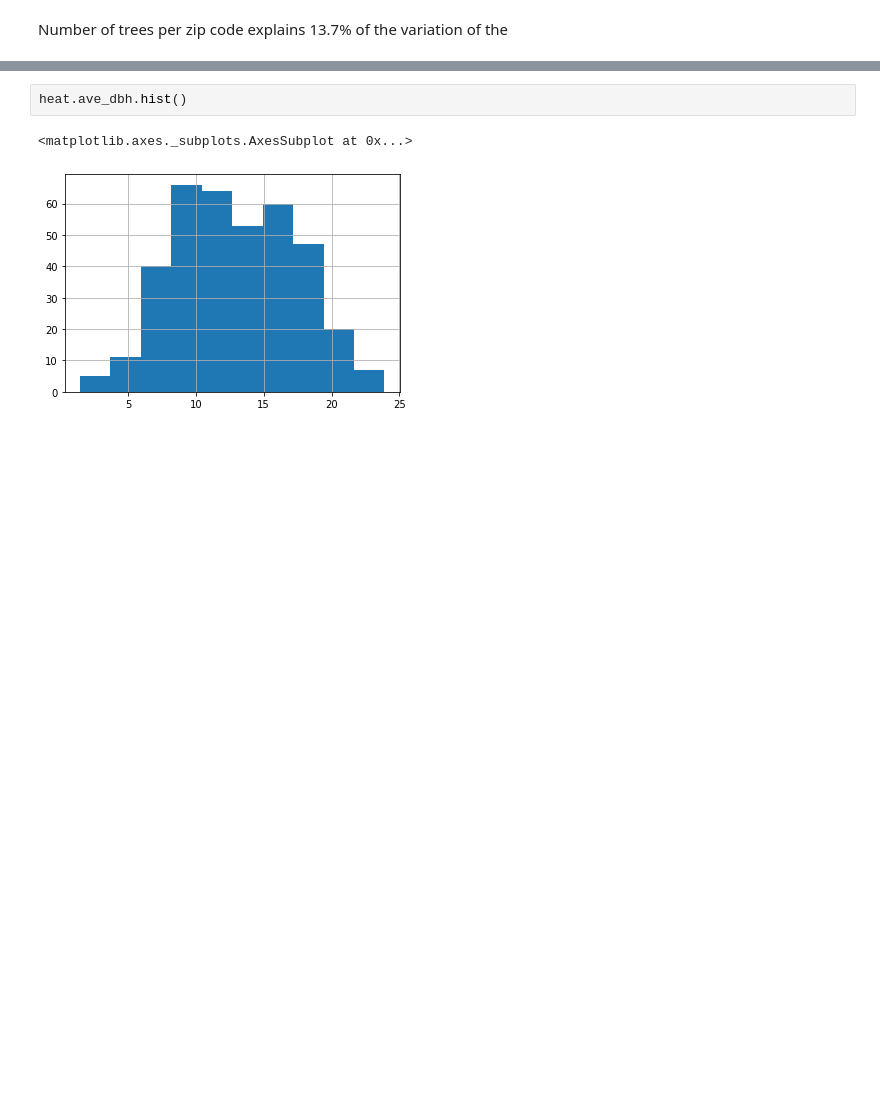
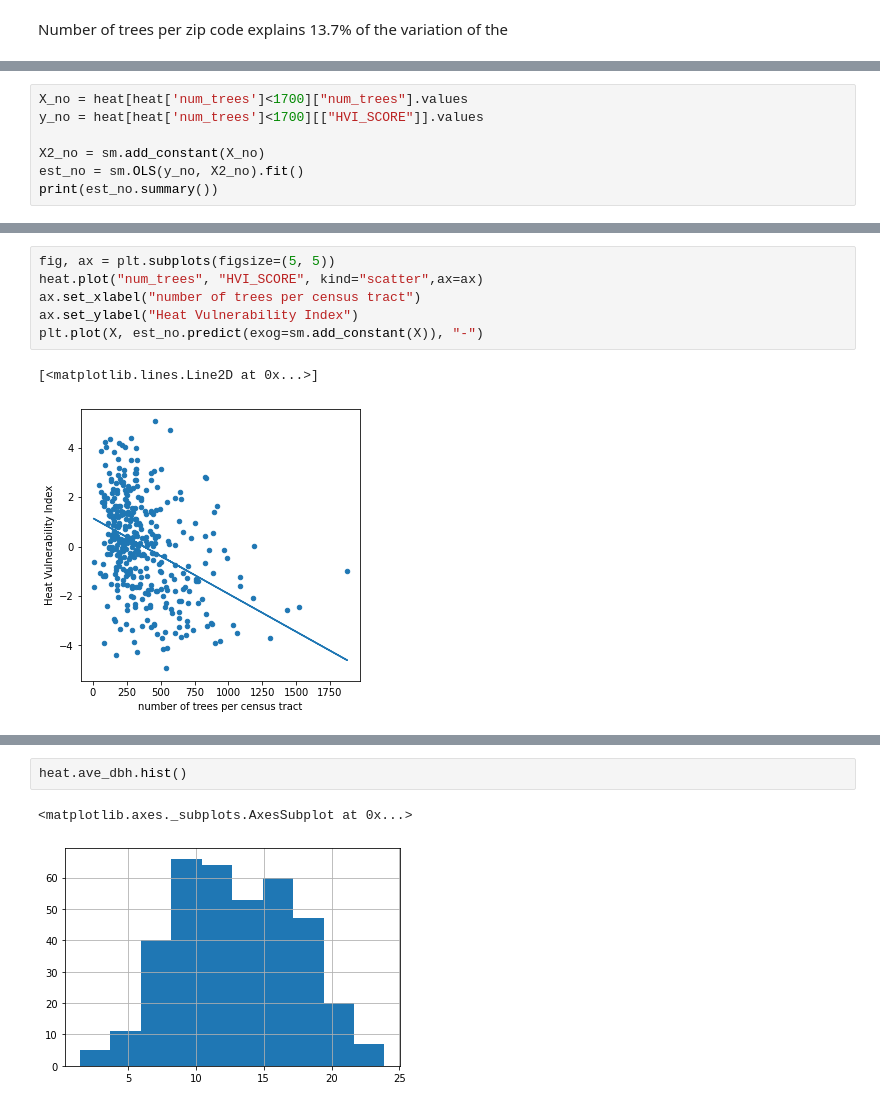
Before and after one commit to ReidelVichot/PUS2022_AirQualPHL, a Jupyter notebook: Final_Models_Regressions_Correlation_RF.ipynb, the cells around one changed output, grey strips where cells are left out. Drawn from its saved outputs; the diff is of its cells as text; blank space fills up the shorter version.

```diff
--- a/Final_Models_Regressions_Correlation_RF.ipynb
+++ b/Final_Models_Regressions_Correlation_RF.ipynb
@@ -180,0 +207,7 @@ Number of trees per zip code explains 13.7% of the variation of the
+# %%
+X_no = heat[heat['num_trees']<1700]["num_trees"].values
+y_no = heat[heat['num_trees']<1700][["HVI_SCORE"]].values
+
+X2_no = sm.add_constant(X_no)
+est_no = sm.OLS(y_no, X2_no).fit()
+print(est_no.summary())
@@ -180,0 +232,9 @@ Number of trees per zip code explains 13.7% of the variation of the
+# %%
+fig, ax = plt.subplots(figsize=(5, 5))
+heat.plot("num_trees", "HVI_SCORE", kind="scatter",ax=ax)
+ax.set_xlabel("number of trees per census tract")
+ax.set_ylabel("Heat Vulnerability Index")
+plt.plot(X, est_no.predict(exog=sm.add_constant(X)), "-")
+# %% [output]
+[<matplotlib.lines.Line2D at 0x...>]
+[figure, added]
```
Also changed, not shown: parts of 21 cells of this notebook.
